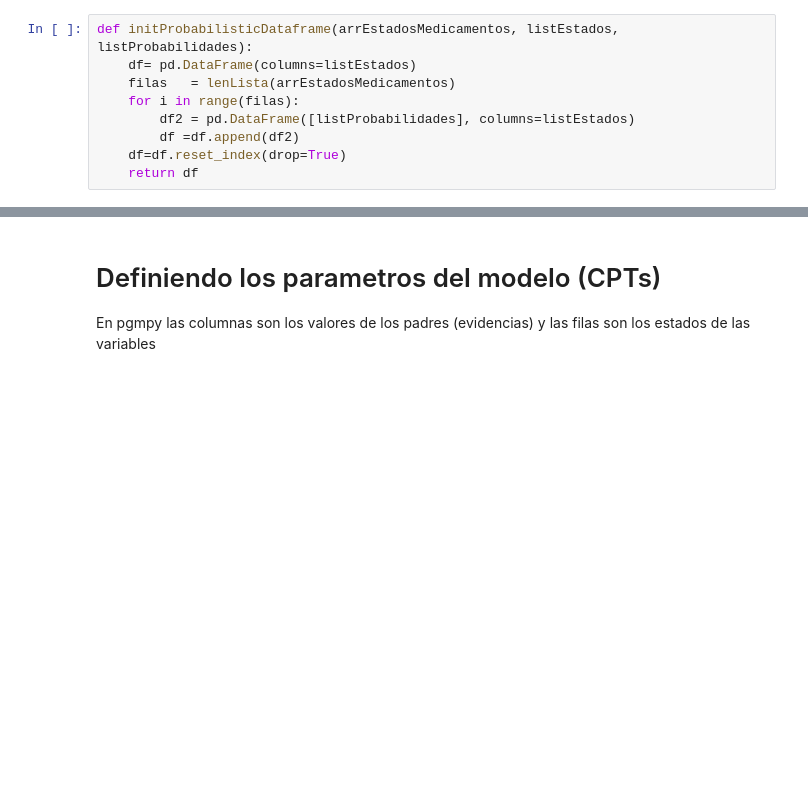
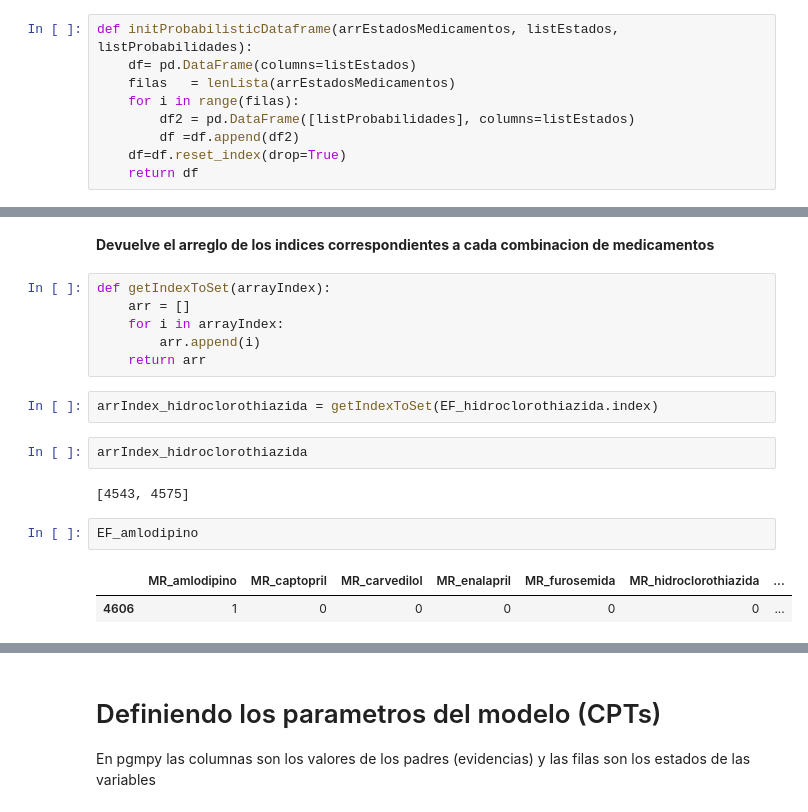
Before and after one commit to louMon/MedGeriatricThesis, a Jupyter notebook: Modelamiento Medicamentos - Patologias.ipynb, the cells around one changed output, grey strips where cells are left out. Drawn from its saved outputs; the diff is of its cells as text; blank space fills up the shorter version.

```diff
--- a/Modelamiento Medicamentos - Patologias.ipynb
+++ b/Modelamiento Medicamentos - Patologias.ipynb
@@ -254,0 +287,19 @@ SyntaxError: invalid syntax (<ipython-input-12-9fcabc72d1a4>, line 9)
+# %% [markdown]
+<b>Devuelve el arreglo de los indices correspondientes a cada combinacion de medicamentos</b>
+# %%
+def getIndexToSet(arrayIndex):
+    arr = []
+    for i in arrayIndex:
+        arr.append(i)
+    return arr
+# %%
+arrIndex_hidroclorothiazida = getIndexToSet(EF_hidroclorothiazida.index)
+# %%
+arrIndex_hidroclorothiazida
+# %% [output]
+[4543, 4575]
+# %%
+EF_amlodipino
+# %% [output]
+|  | MR_amlodipino | MR_captopril | MR_carvedilol | MR_enalapril | MR_furosemida | MR_hidroclorothiazida | ... |
+| 4606 | 1 | 0 | 0 | 0 | 0 | 0 | ... |
```
Also changed, not shown: parts of 10 cells of this notebook.
